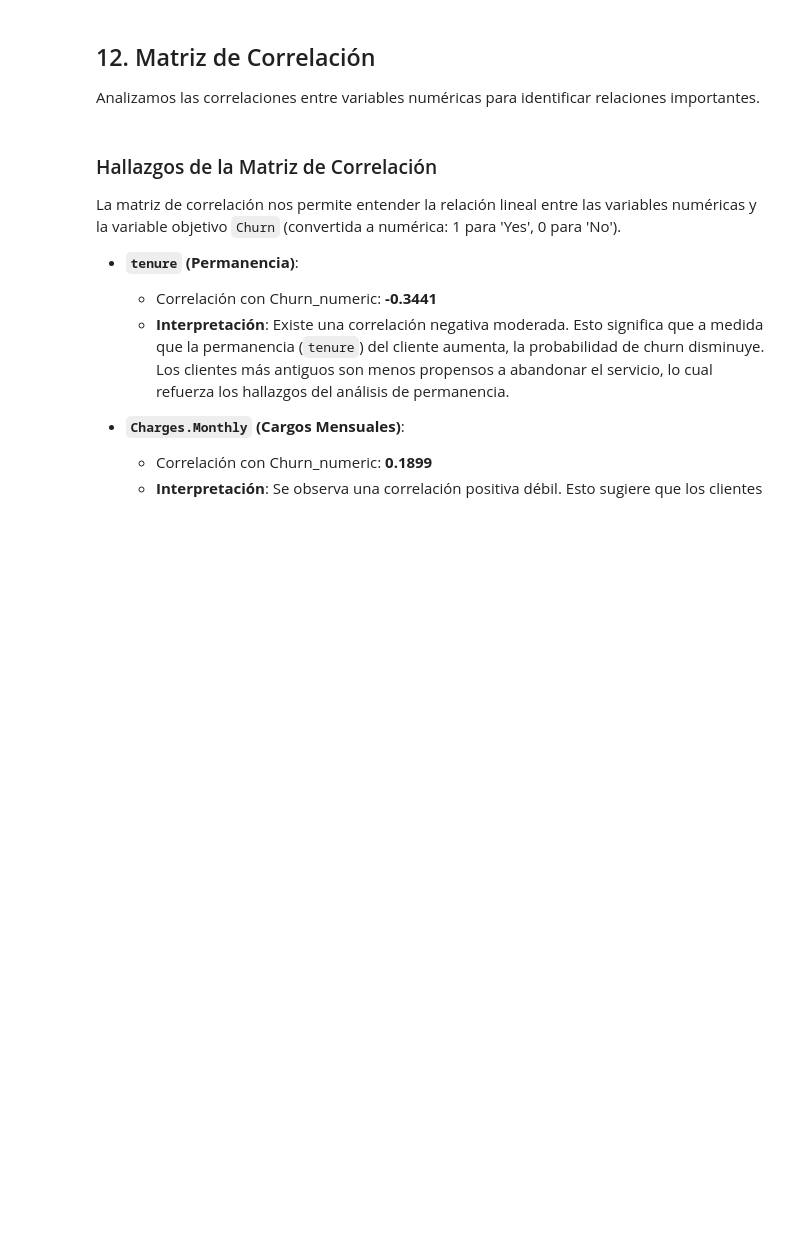
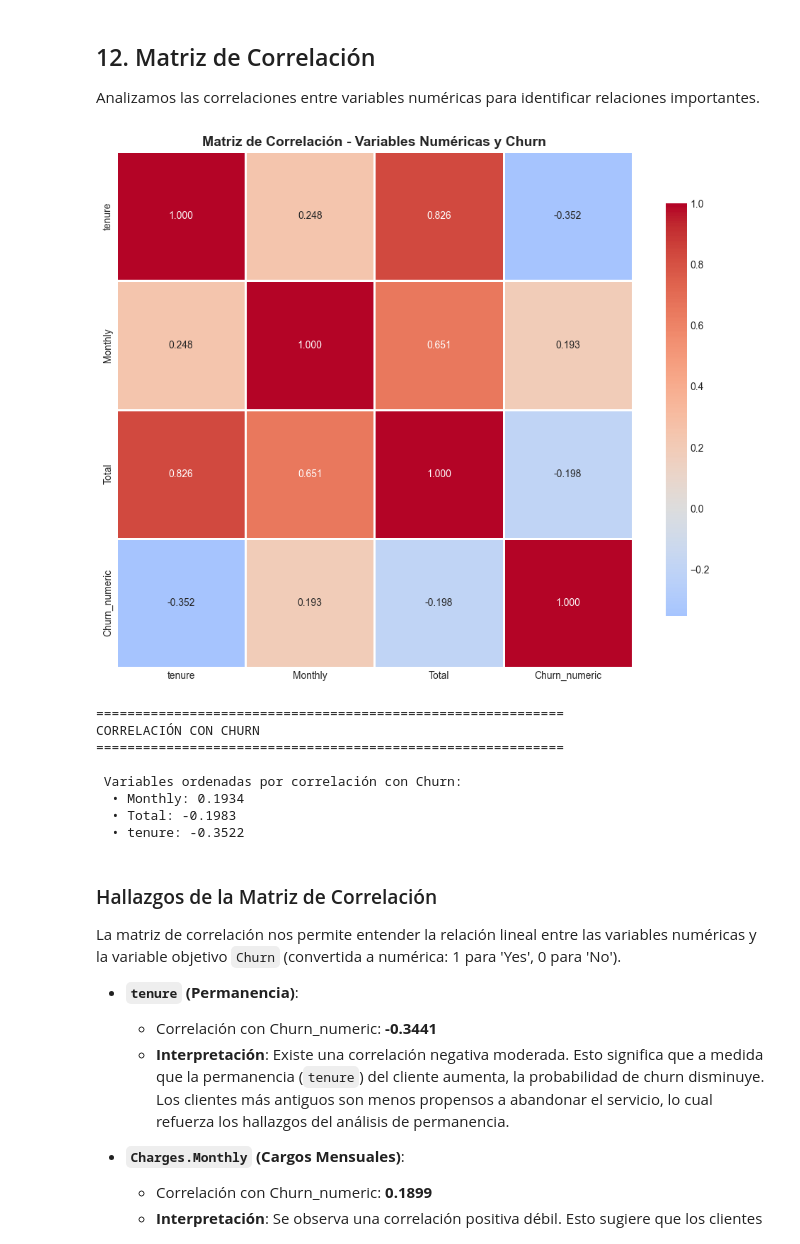
Before and after one commit to LenninTemoche/Challenge-TelecomX-Alura-One-DS, a Jupyter notebook: TelecomX_ETL.ipynb, the cells around one changed output. Cells and saved outputs as stored; diff of their text form; code cells hidden in the pictures; blank space fills up the shorter version.

```diff
--- a/TelecomX_ETL.ipynb
+++ b/TelecomX_ETL.ipynb
@@ -899,33 +1139,43 @@ plt.show()
 Analizamos las correlaciones entre variables numéricas para identificar relaciones importantes.
 # %%
 # Seleccionar variables numéricas
-numeric_vars = ['tenure', 'Charges.Monthly', 'Charges.Total']
+numeric_vars = ['tenure', 'Monthly', 'Total']
 
 # Crear variable numérica para Churn
 df['Churn_numeric'] = (df['Churn'] == 'Yes').astype(int)
 
 # Calcular matriz de correlación
 correlation_vars = numeric_vars + ['Churn_numeric']
 corr_matrix = df[correlation_vars].corr()
 
 # Visualización
 plt.figure(figsize=(10, 8))
 sns.heatmap(corr_matrix, annot=True, cmap='coolwarm', center=0,
             square=True, linewidths=1, cbar_kws={'shrink': 0.8}, fmt='.3f')
 plt.title('Matriz de Correlación - Variables Numéricas y Churn', fontsize=14, fontweight='bold')
 plt.tight_layout()
 plt.savefig('imgs/07_matriz_correlacion.png', dpi=300, bbox_inches='tight')
 plt.show()
 
 # Mostrar correlaciones con Churn
 print('='*60)
 print('CORRELACIÓN CON CHURN')
 print('='*60)
 churn_corr = corr_matrix['Churn_numeric'].sort_values(ascending=False)
 print('\n Variables ordenadas por correlación con Churn:')
 for var, corr in churn_corr.items():
     if var != 'Churn_numeric':
         print(f'  • {var}: {corr:.4f}')
+# %% [output]
+[figure, added]
+============================================================
+CORRELACIÓN CON CHURN
+============================================================
+
+ Variables ordenadas por correlación con Churn:
+  • Monthly: 0.1934
+  • Total: -0.1983
+  • tenure: -0.3522
 # %% [markdown]
 ### Hallazgos de la Matriz de Correlación
 
```
Also changed, not shown: parts of 9 cells of this notebook, 8 other files.
